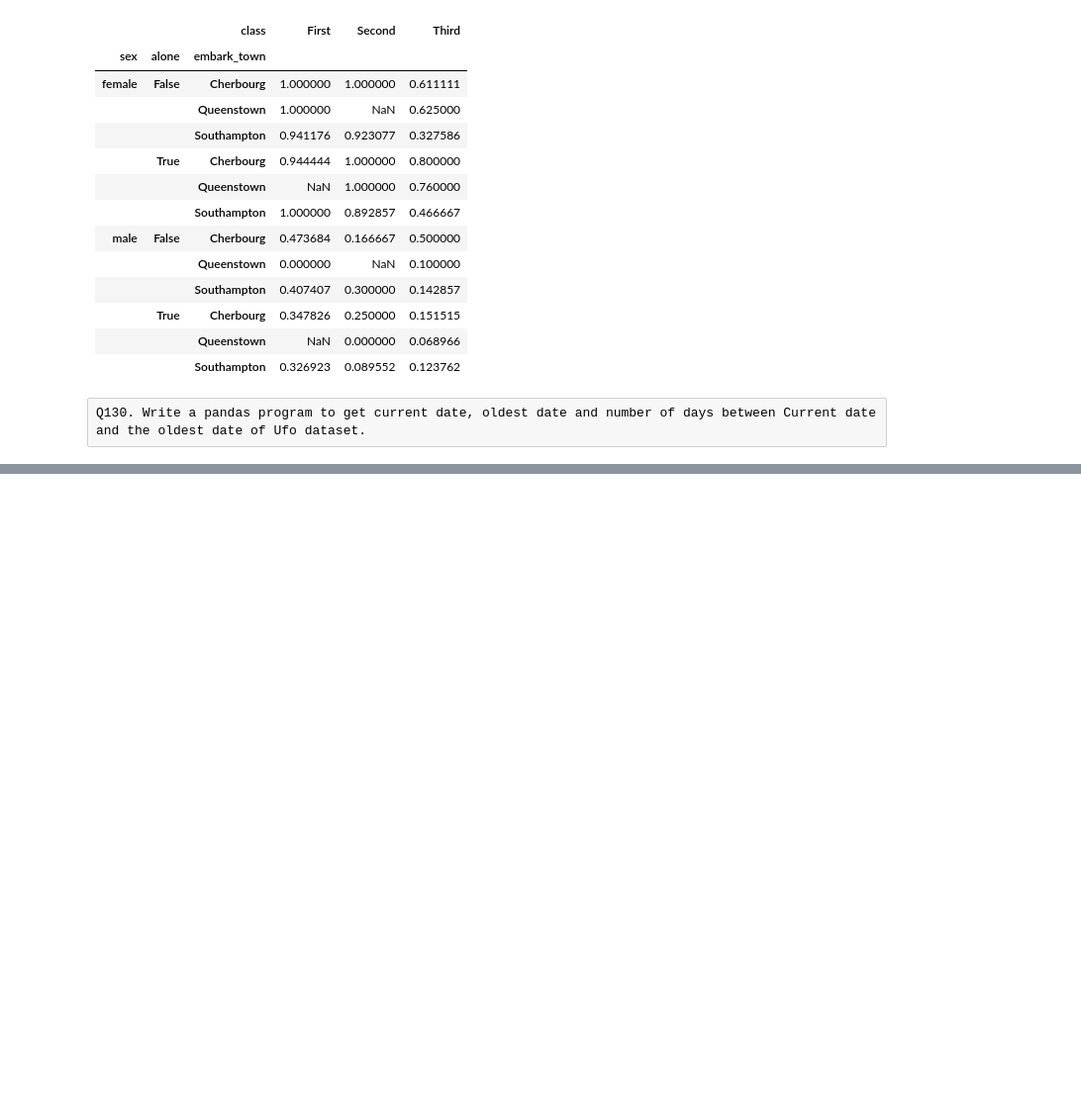
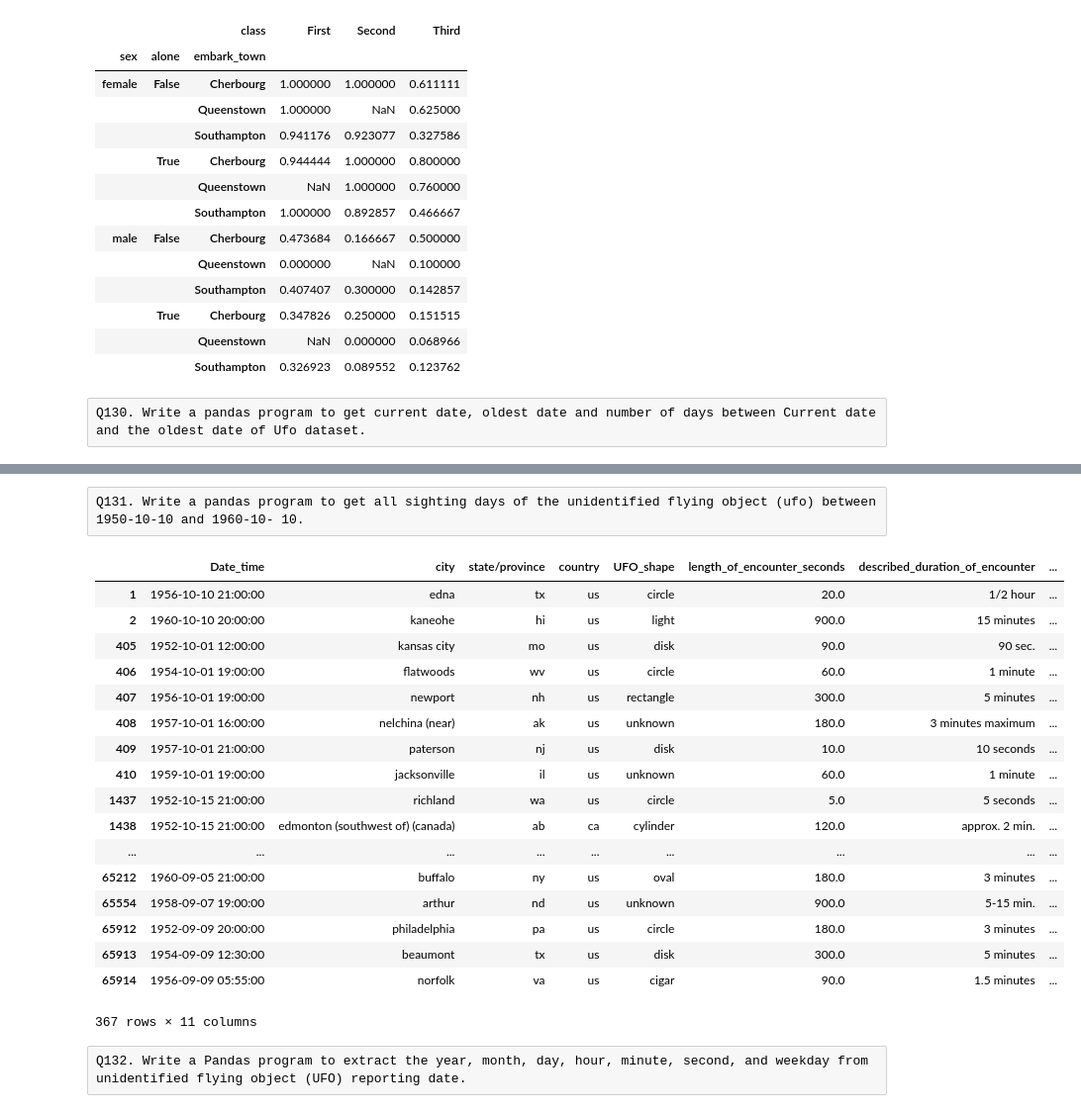
Before and after one commit to naveenkumardb/Python-Programming-Excercises, a Jupyter notebook: Python Subjective Programming Excercises.ipynb, the cells around one changed output, grey strips where cells are left out. Shown at 99% size. Saved outputs shown, nothing was run; the diff lists cells and outputs as text; code cells hidden in the pictures; blank space fills up the shorter version.

```diff
--- a/Python Subjective Programming Excercises.ipynb
+++ b/Python Subjective Programming Excercises.ipynb
@@ -2618,0 +2643,30 @@ Q130. Write a pandas program to get current date, oldest date and number of days
+# %% [raw]
+Q131. Write a pandas program to get all sighting days of the unidentified flying object (ufo) between 1950-10-10 and 1960-10- 10.
+# %%
+import pandas as pd
+df=pd.read_csv(r'E:\Git\Python-Programming-Excercises\datasets\ufo_sighting_data_dateformatted.csv')
+df=df.drop(columns="Unnamed: 0")
+df['Date_time']=df['Date_time'].astype('datetime64[ns]')
+sighting_days=df[(df['Date_time']>='1950-10-10 00:00:00') & (df['Date_time']<='1960-10-10 23:59:59')]
+sighting_days
+# %% [output]
+|  | Date_time | city | state/province | country | UFO_shape | length_of_encounter_seconds | described_duration_of_encounter | ... |
+| 1 | 1956-10-10 21:00:00 | edna | tx | us | circle | 20.0 | 1/2 hour | ... |
+| 2 | 1960-10-10 20:00:00 | kaneohe | hi | us | light | 900.0 | 15 minutes | ... |
+| 405 | 1952-10-01 12:00:00 | kansas city | mo | us | disk | 90.0 | 90 sec. | ... |
+| 406 | 1954-10-01 19:00:00 | flatwoods | wv | us | circle | 60.0 | 1 minute | ... |
+| 407 | 1956-10-01 19:00:00 | newport | nh | us | rectangle | 300.0 | 5 minutes | ... |
+| 408 | 1957-10-01 16:00:00 | nelchina (near) | ak | us | unknown | 180.0 | 3 minutes maximum | ... |
+| 409 | 1957-10-01 21:00:00 | paterson | nj | us | disk | 10.0 | 10 seconds | ... |
+| 410 | 1959-10-01 19:00:00 | jacksonville | il | us | unknown | 60.0 | 1 minute | ... |
+| 1437 | 1952-10-15 21:00:00 | richland | wa | us | circle | 5.0 | 5 seconds | ... |
+| 1438 | 1952-10-15 21:00:00 | edmonton (southwest of) (canada) | ab | ca | cylinder | 120.0 | approx. 2 min. | ... |
+| ... | ... | ... | ... | ... | ... | ... | ... | ... |
+| 65212 | 1960-09-05 21:00:00 | buffalo | ny | us | oval | 180.0 | 3 minutes | ... |
+| 65554 | 1958-09-07 19:00:00 | arthur | nd | us | unknown | 900.0 | 5-15 min. | ... |
+| 65912 | 1952-09-09 20:00:00 | philadelphia | pa | us | circle | 180.0 | 3 minutes | ... |
+| 65913 | 1954-09-09 12:30:00 | beaumont | tx | us | disk | 300.0 | 5 minutes | ... |
+| 65914 | 1956-09-09 05:55:00 | norfolk | va | us | cigar | 90.0 | 1.5 minutes | ... |
+367 rows × 11 columns
+# %% [raw]
+Q132. Write a Pandas program to extract the year, month, day, hour, minute, second, and weekday from unidentified flying object (UFO) reporting date.
```
Also changed, not shown: parts of 15 cells of this notebook, 2 other files.
